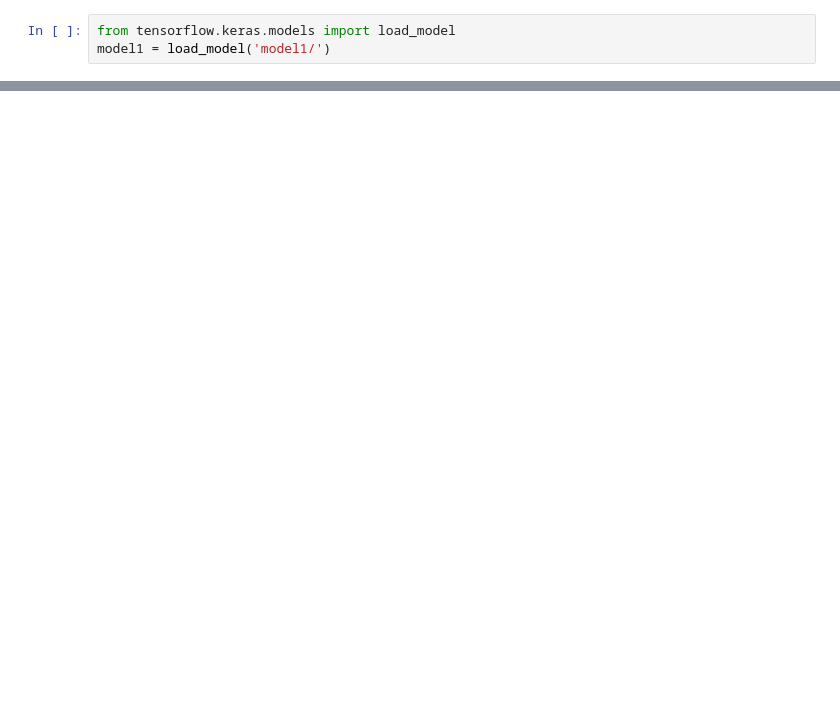
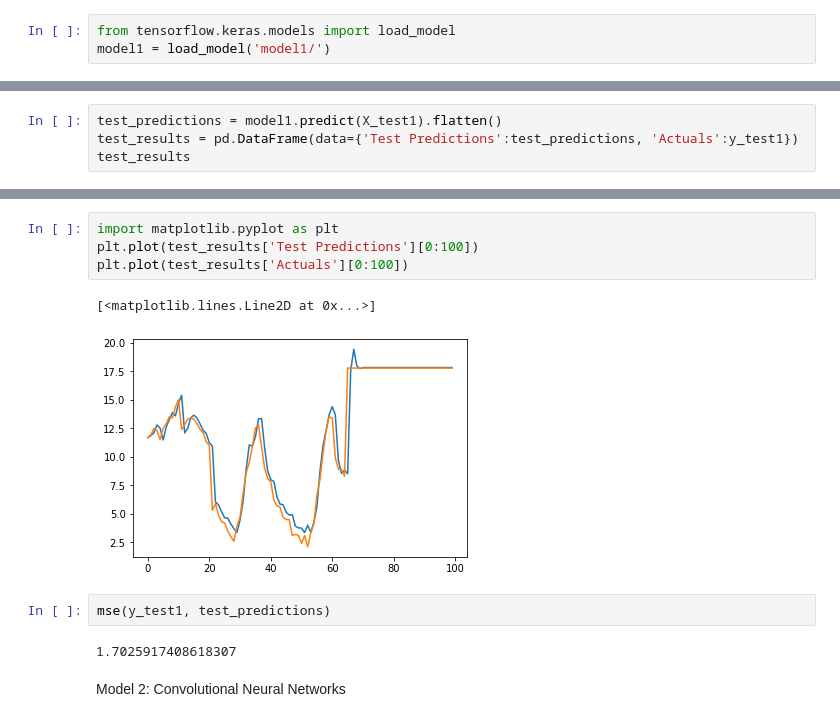
Before and after one commit to pk2971/Air-Quality-vs-Temperature-time-series, a Jupyter notebook: Air_Quality_time_series_forecasting.ipynb, the cells around one changed output, grey strips where cells are left out. Saved outputs shown, nothing was run; the diff lists cells and outputs as text; blank space fills up the shorter version.

```diff
--- a/Air_Quality_time_series_forecasting.ipynb
+++ b/Air_Quality_time_series_forecasting.ipynb
@@ -413,0 +429,4 @@ val_results
+# %%
+test_predictions = model1.predict(X_test1).flatten()
+test_results = pd.DataFrame(data={'Test Predictions':test_predictions, 'Actuals':y_test1})
+test_results
@@ -413,0 +447,13 @@ val_results
+# %%
+import matplotlib.pyplot as plt
+plt.plot(test_results['Test Predictions'][0:100])
+plt.plot(test_results['Actuals'][0:100])
+# %% [output]
+[<matplotlib.lines.Line2D at 0x...>]
+[figure, added]
+# %%
+mse(y_test1, test_predictions)
+# %% [output]
+1.7025917408618307
+# %% [markdown]
+Model 2: Convolutional Neural Networks
```
Also changed, not shown: parts of 20 cells of this notebook.
